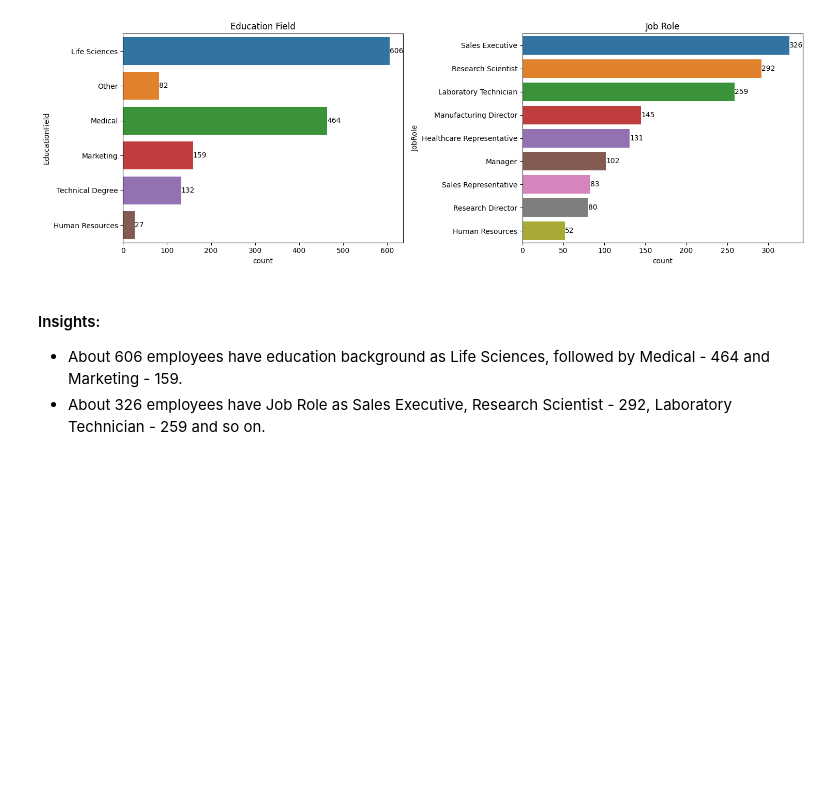
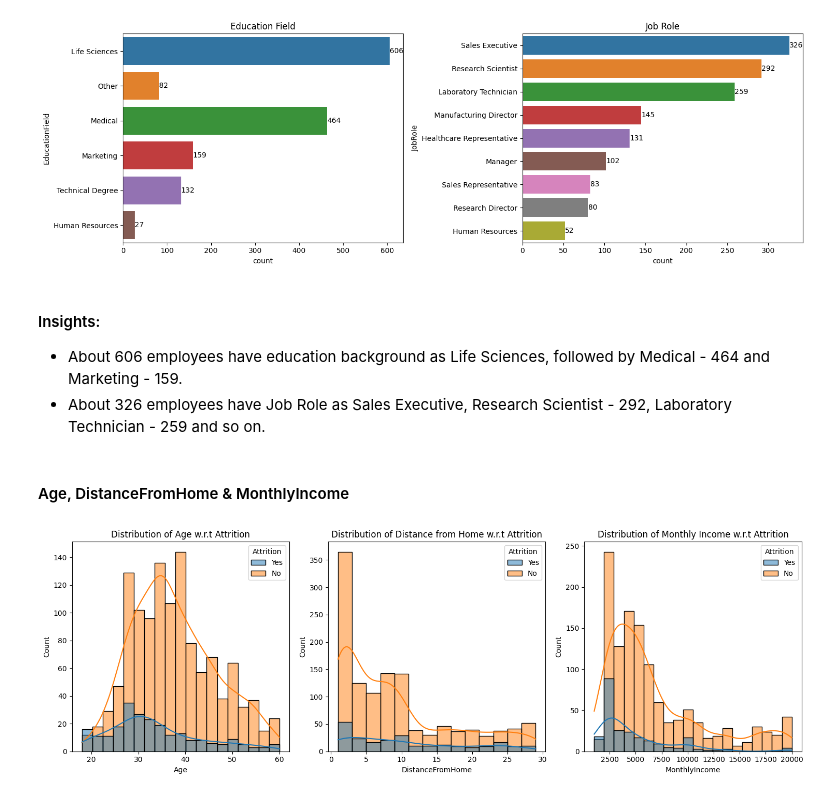
Before and after one commit to Akshay-Paunikar/IBM_Employee_Attrition_ML, a Jupyter notebook: notebook/IBM_Employee_Attrition_EDA.ipynb, the cells around one changed output. Saved outputs shown, nothing was run; the diff lists cells and outputs as text; code cells hidden in the pictures; blank space fills up the shorter version.

```diff
--- a/notebook/IBM_Employee_Attrition_EDA.ipynb
+++ b/notebook/IBM_Employee_Attrition_EDA.ipynb
@@ -190,4 +190,4 @@ As you can see that the column "Over18" has only one value "Y" throughout the da
 # %%
-data = data.drop(['Over18'], axis=1)
+data = data.drop(['Over18', 'EmployeeCount', 'StandardHours', 'EmployeeNumber'], axis=1)
 data.shape
 # %% [output]
@@ -399,3 +399,36 @@ plt.show()
 #### Insights:
  - About 606 employees have education background as Life Sciences, followed by Medical - 464 and Marketing - 159.
  - About 326 employees have Job Role as Sales Executive, Research Scientist - 292, Laboratory Technician - 259 and so on.
+# %% [markdown]
+#### Age, DistanceFromHome & MonthlyIncome
+# %%
+fig = plt.figure(figsize=(15,5))
+
+# Age
+
+ax1 = plt.subplot2grid((1,3),(0,0))
+sns.histplot(data=data, x='Age', hue='Attrition',kde=True)
+# for i in ax1.containers:
+#     ax1.bar_label(i)
+plt.title("Distribution of Age w.r.t Attrition")
+
+# DistanceFromHome
+
+ax2 = plt.subplot2grid((1,3),(0,1))
+sns.histplot(data=data, x='DistanceFromHome', hue='Attrition',kde=True)
+# for i in ax2.containers:
+#     ax2.bar_label(i)
+plt.title("Distribution of Distance from Home w.r.t Attrition")
+
+# MonthlyIncome
+
+ax3 = plt.subplot2grid((1,3),(0,2))
+sns.histplot(data=data, x='MonthlyIncome', hue='Attrition', kde=True)
+# for i in ax3.containers:
+#     ax3.bar_label(i)
+plt.title("Distribution of Monthly Income w.r.t Attrition")
+
+plt.tight_layout()
+plt.show()
+# %% [output]
+[figure, added]
```
Also changed, not shown: parts of 6 cells of this notebook.
